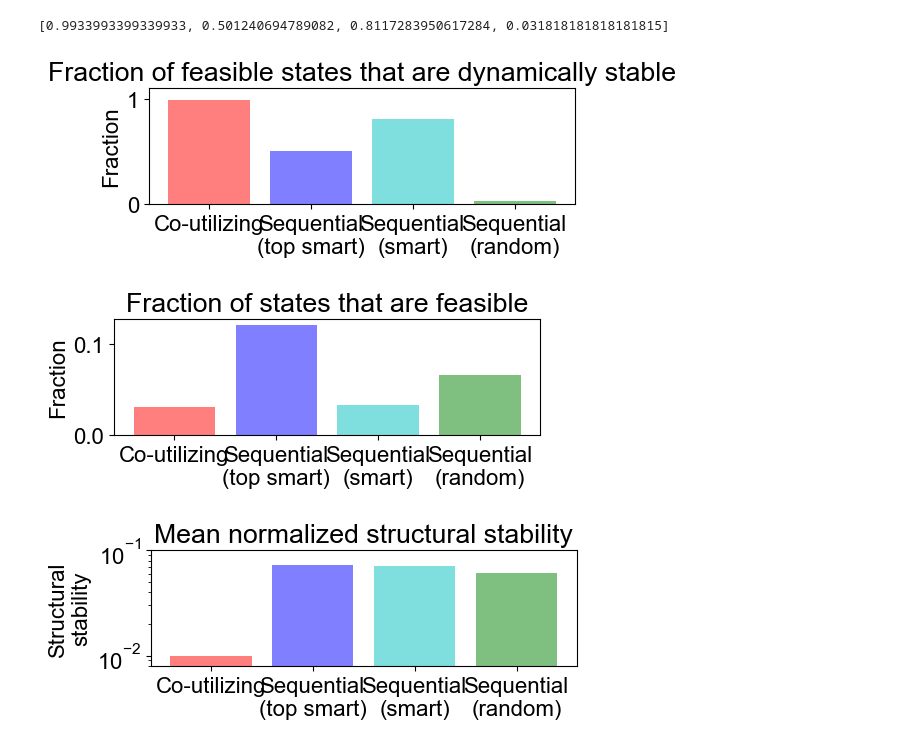
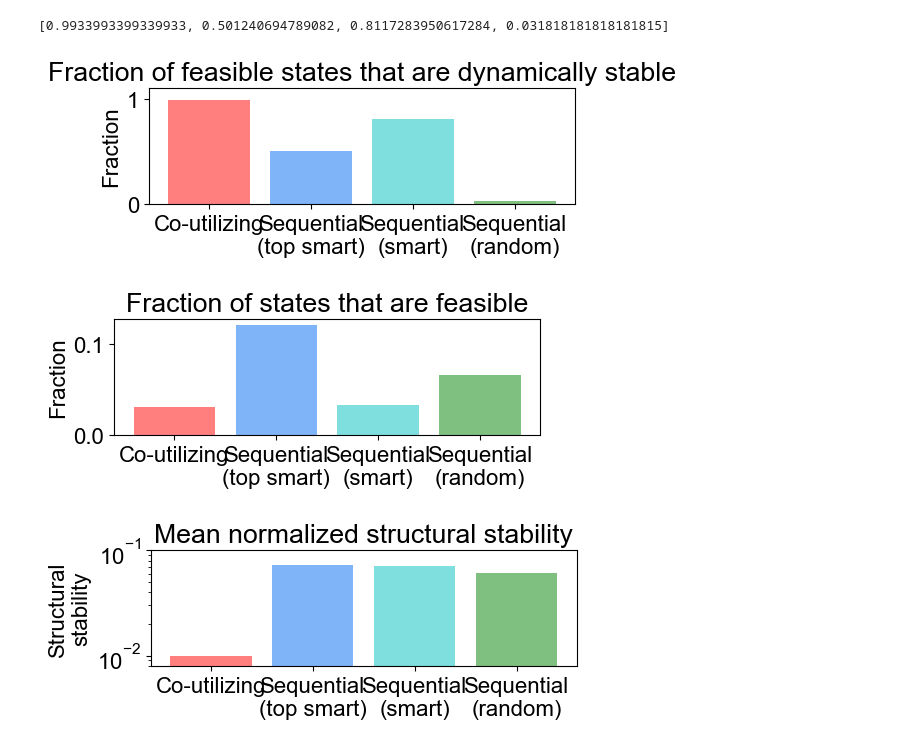
Before and after one commit to maslov-group/ecological-consequences-metabolic-strategies, a Jupyter notebook: ecological_properties/hwa_growth_savedata.ipynb, the cells around one changed output. Drawn from its saved outputs; the diff is of its cells as text; code cells hidden in the pictures.

```diff
--- a/ecological_properties/hwa_growth_savedata.ipynb
+++ b/ecological_properties/hwa_growth_savedata.ipynb
@@ -280,7 +277,7 @@ fractions = [data["cout_hwa"][0][-1][1]/data["cout_hwa"][0][-1][0],
              data["semismart_diaux_hwa"][0][-1][1]/data["semismart_diaux_hwa"][0][-1][0],
              data["smart_diaux_hwa"][0][-1][1]/data["smart_diaux_hwa"][0][-1][0],
              data["random_diaux_hwa"][0][-1][1]/data["random_diaux_hwa"][0][-1][0]]
-colors = ['r', 'b', 'c', 'g']
+colors = ['r', '#036af5', 'c', 'g']
 fig, ax = plt.subplots()
 ax.figure.set_size_inches(5.5, 1.5)
 bars = ax.bar(range(4), fractions, color=colors, alpha=0.5)
@@ -293,38 +290,38 @@ plt.savefig("figs/dyn_stable_fractions_hwa.pdf",bbox_inches = 'tight')
 
 
 fractions = [data["cout_hwa"][0][-1][0],
              data["semismart_diaux_hwa"][0][-1][0],
              data["smart_diaux_hwa"][0][-1][0],
              data["random_diaux_hwa"][0][-1][0]]
-colors = ['r', 'b', 'c', 'g']
+colors = ['r', '#036af5', 'c', 'g']
 fig, ax = plt.subplots()
 ax.figure.set_size_inches(5.5, 1.5)
 bars = ax.bar(range(4), fractions, color=colors, alpha=0.5)
 ax.set_xticklabels([0, "Co-utilizing", "Sequential\n(top smart)", "Sequential\n(smart)", "Sequential\n(random)"])
 ax.set_ylabel("Fraction")
 ax.set_title("Fraction of states that are feasible")
 plt.savefig("figs/feas_fractions_hwa.pdf",bbox_inches = 'tight')
 
 
 stability = [10**data["cout_hwa"][1][-1][0],
              10**data["semismart_diaux_hwa"][1][-1][0],
              10**data["smart_diaux_hwa"][1][-1][0],
              10**data["random_diaux_hwa"][1][-1][0]]
-colors = ['r', 'b', 'c', 'g']
+colors = ['r', '#036af5', 'c', 'g']
 fig, ax = plt.subplots()
 ax.figure.set_size_inches(5.5, 1.5)
 bars = ax.bar(range(4), stability, color=colors, alpha=0.5)
 ax.set_xticklabels([0, "Co-utilizing", "Sequential\n(top smart)", "Sequential\n(smart)", "Sequential\n(random)"])
 ax.set_ylabel("Structural\nstability")
 ax.set_title("Mean normalized structural stability")
 ax.set_yscale("log")
 ax.set_ylim(8e-3, 1e-1)
 plt.savefig("figs/feas_stab_hwa.pdf",bbox_inches = 'tight')
 # %% [output]
 [0.9933993399339933, 0.501240694789082, 0.8117283950617284, 0.031818181818181815]
-[figure, old version]
+[figure, new version]
-[figure, old version]
+[figure, new version]
-[figure, old version]
+[figure, new version]
 # %%
 from matplotlib.patches import Ellipse
 import matplotlib as mpl
```
Also changed, not shown: parts of 4 cells of this notebook, 16 other files.
